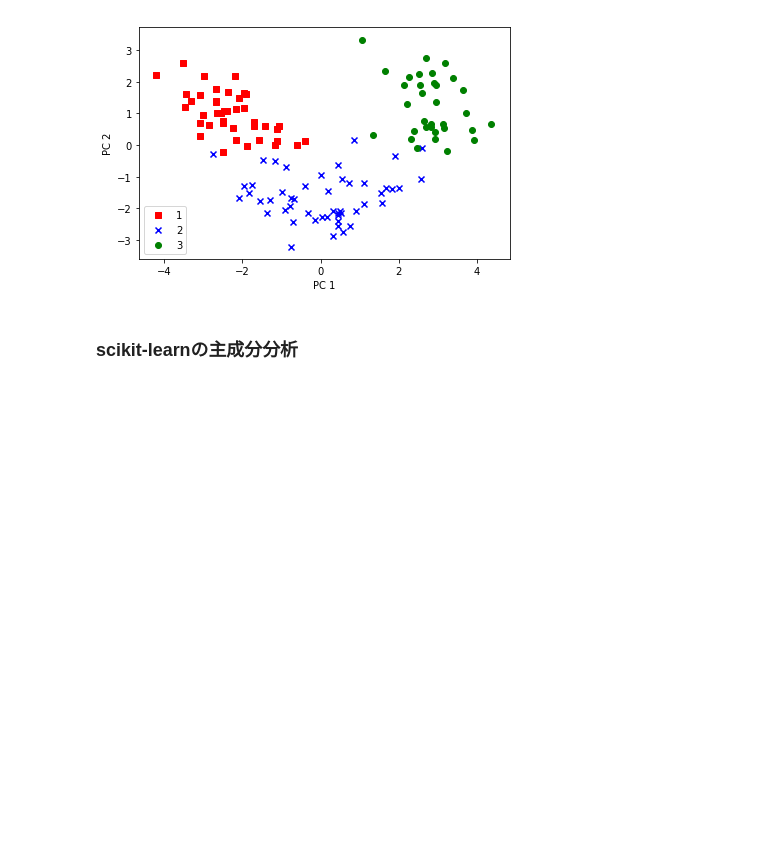
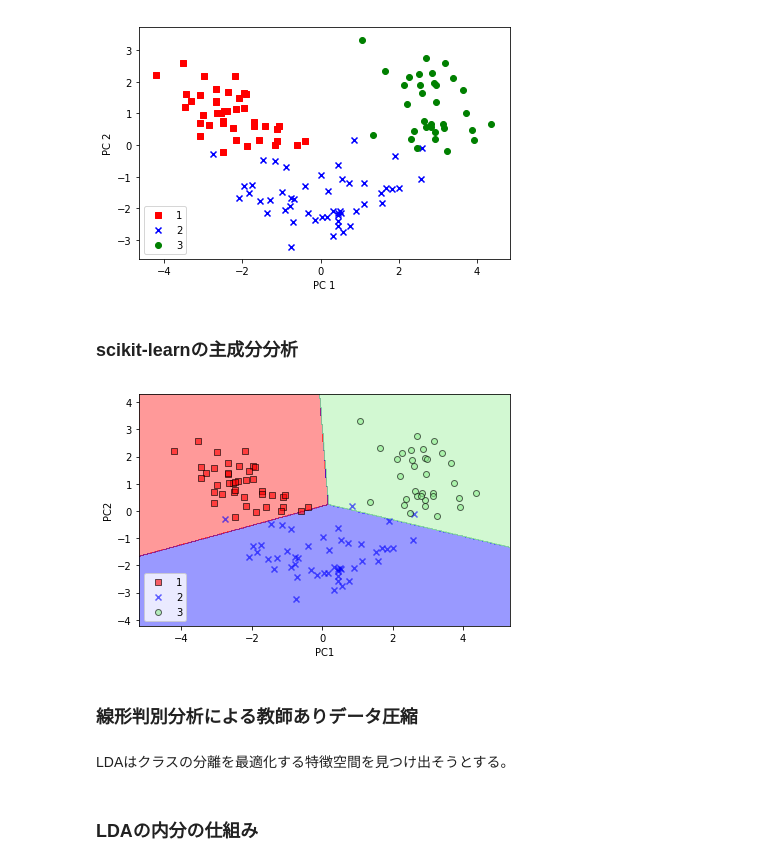
Before and after one commit to TakanoriHasebe/python_machine_learning_2nd, a Jupyter notebook: ch05/次元削減でデータを圧縮する.ipynb, the cells around one changed output. Cells and saved outputs as stored; diff of their text form; code cells hidden in the pictures; blank space fills up the shorter version.

```diff
--- a/ch05/次元削減でデータを圧縮する.ipynb
+++ b/ch05/次元削減でデータを圧縮する.ipynb
@@ -198,0 +229,26 @@ plt.show()
+# %%
+from sklearn.linear_model import LogisticRegression
+from sklearn.decomposition import PCA
+# 主成分数を指定して、PCAのインスタンスを生成
+pca = PCA(n_components=2)
+lr = LogisticRegression()
+# トレーニングデータとテストデータでPCAを実行
+x_train_pca = pca.fit_transform(X_train_std)
+X_test_pca = pca.transform(X_test_std)
+# トレーニングデータでロジスティック回帰を実行
+lr.fit(X_train_pca, y_train)
+# 決定領域をプロット
+plot_decision_regions(X_train_pca, y_train, classifier=lr)
+plt.xlabel('PC1')
+plt.ylabel('PC2')
+plt.legend(loc = 'lower left')
+plt.tight_layout()
+plt.show()
+# %% [output]
+[figure, added]
+# %% [markdown]
+### 線形判別分析による教師ありデータ圧縮
+# %% [markdown]
+LDAはクラスの分離を最適化する特徴空間を見つけ出そうとする。<br>
+# %% [markdown]
+### LDAの内分の仕組み
```
Also changed, not shown: parts of 5 cells of this notebook.
